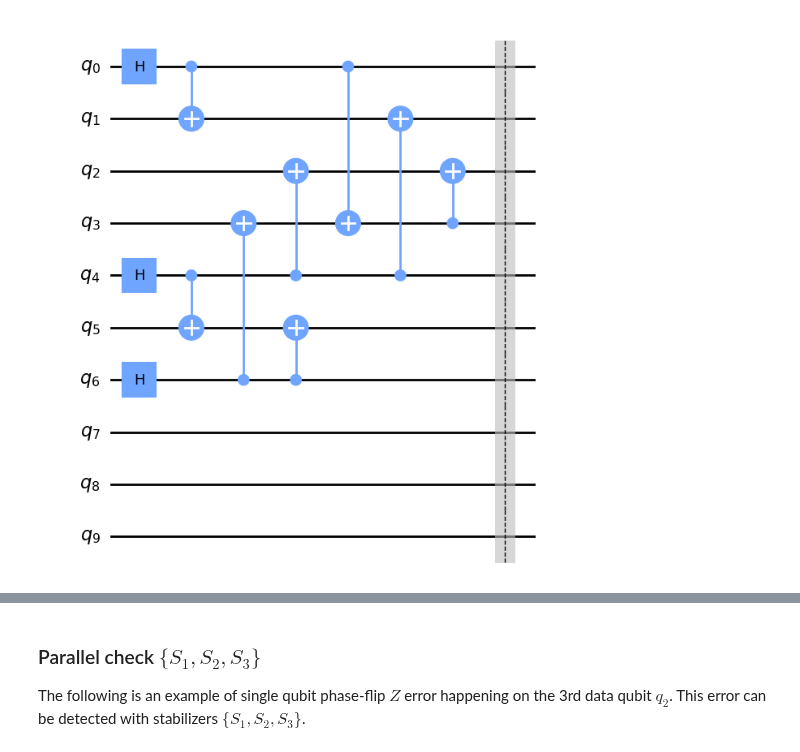
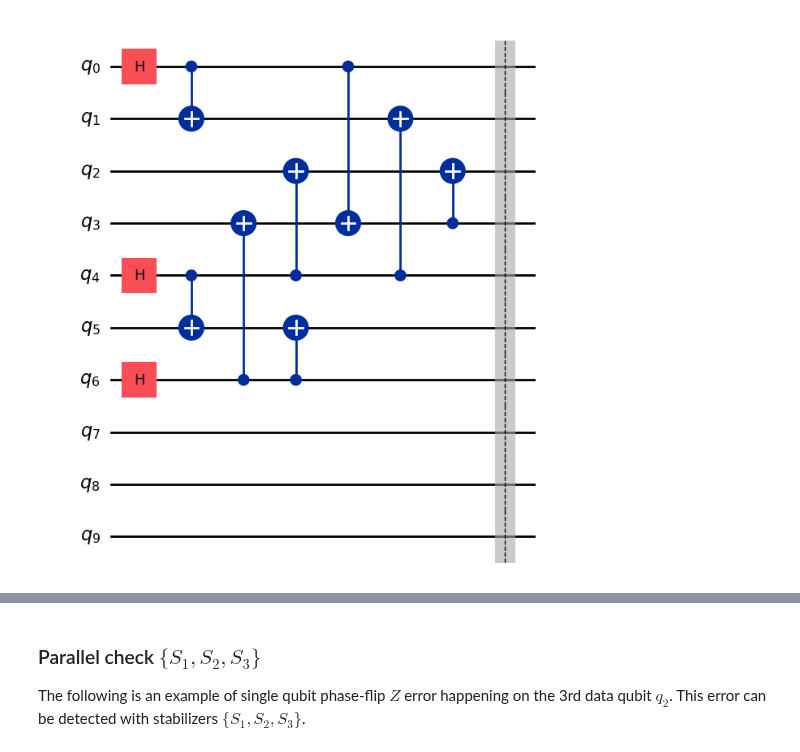
Before and after one commit to GT-Quantum-Computing-Association/LogicalQ, a Jupyter notebook: demos/SteaneCode-Syndrome.ipynb, the cells around one changed output, grey strips where cells are left out. Drawn from its saved outputs; the diff is of its cells as text; code cells hidden in the pictures.

```diff
--- a/demos/SteaneCode-Syndrome.ipynb
+++ b/demos/SteaneCode-Syndrome.ipynb
@@ -21,24 +21,24 @@ stabilizers = [
 # %%
 qreg = QuantumRegister(10, "q")
 encoding_circuit = QuantumCircuit(qreg)
 
 # Encoding circuit to create the logical basis states
 encoding_circuit.h(qreg[0])
 encoding_circuit.h(qreg[4])
 encoding_circuit.h(qreg[6])
 encoding_circuit.cx(qreg[0], qreg[1])
 encoding_circuit.cx(qreg[4], qreg[5])
 encoding_circuit.cx(qreg[6], qreg[3])
 encoding_circuit.cx(qreg[4], qreg[2])
 encoding_circuit.cx(qreg[6], qreg[5])
 encoding_circuit.cx(qreg[0], qreg[3])
 encoding_circuit.cx(qreg[4], qreg[1])
 encoding_circuit.cx(qreg[3], qreg[2])
 encoding_circuit.barrier()
 
-encoding_circuit.draw("mpl")
+encoding_circuit.draw("mpl", style='iqp')
 # %% [output]
-[figure, old version]
+[figure, new version]
 # %% [markdown]
 ## Unflagged circuits $\{S_1, S_2, S_3, S_4, S_5, S_6\}$
 
```
Also changed, not shown: parts of 9 cells of this notebook, 1 other file.
